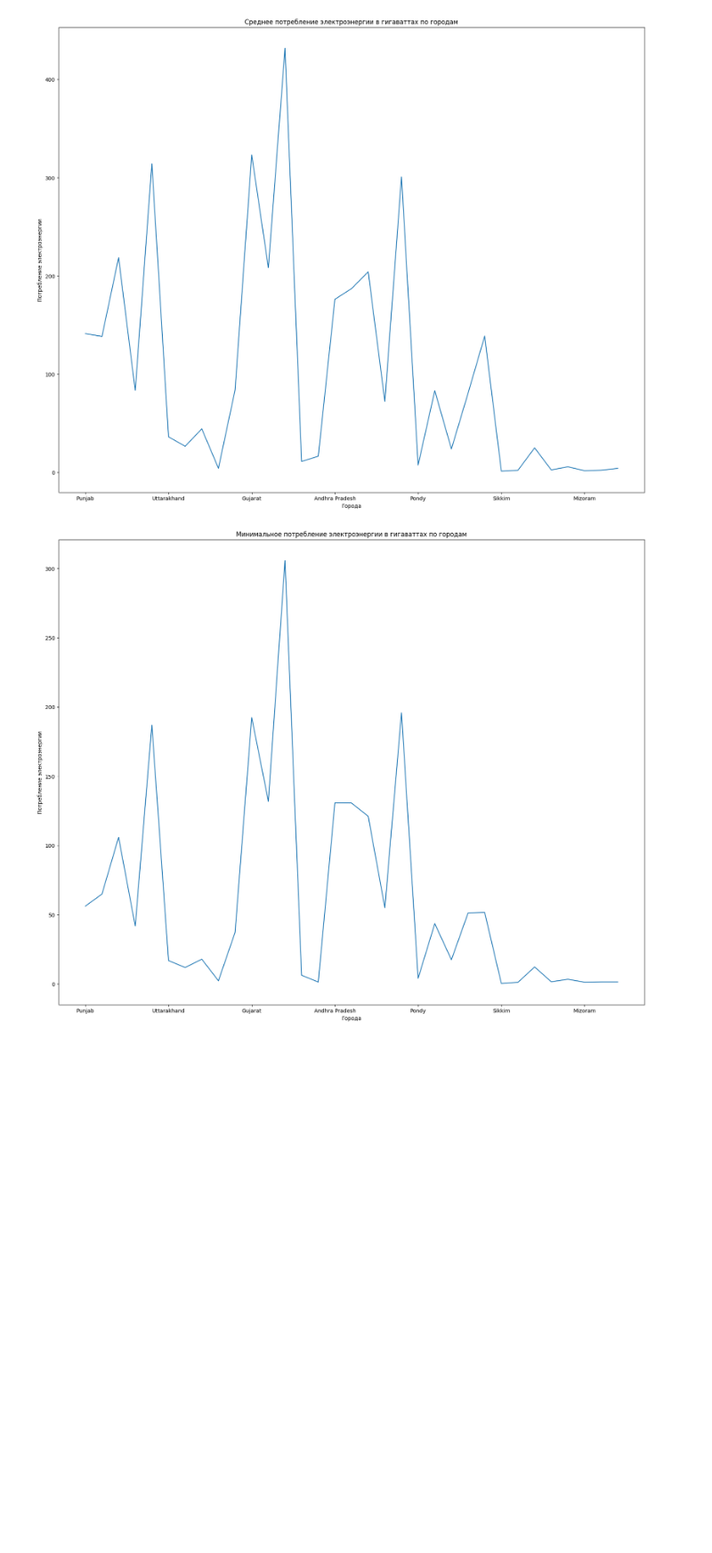
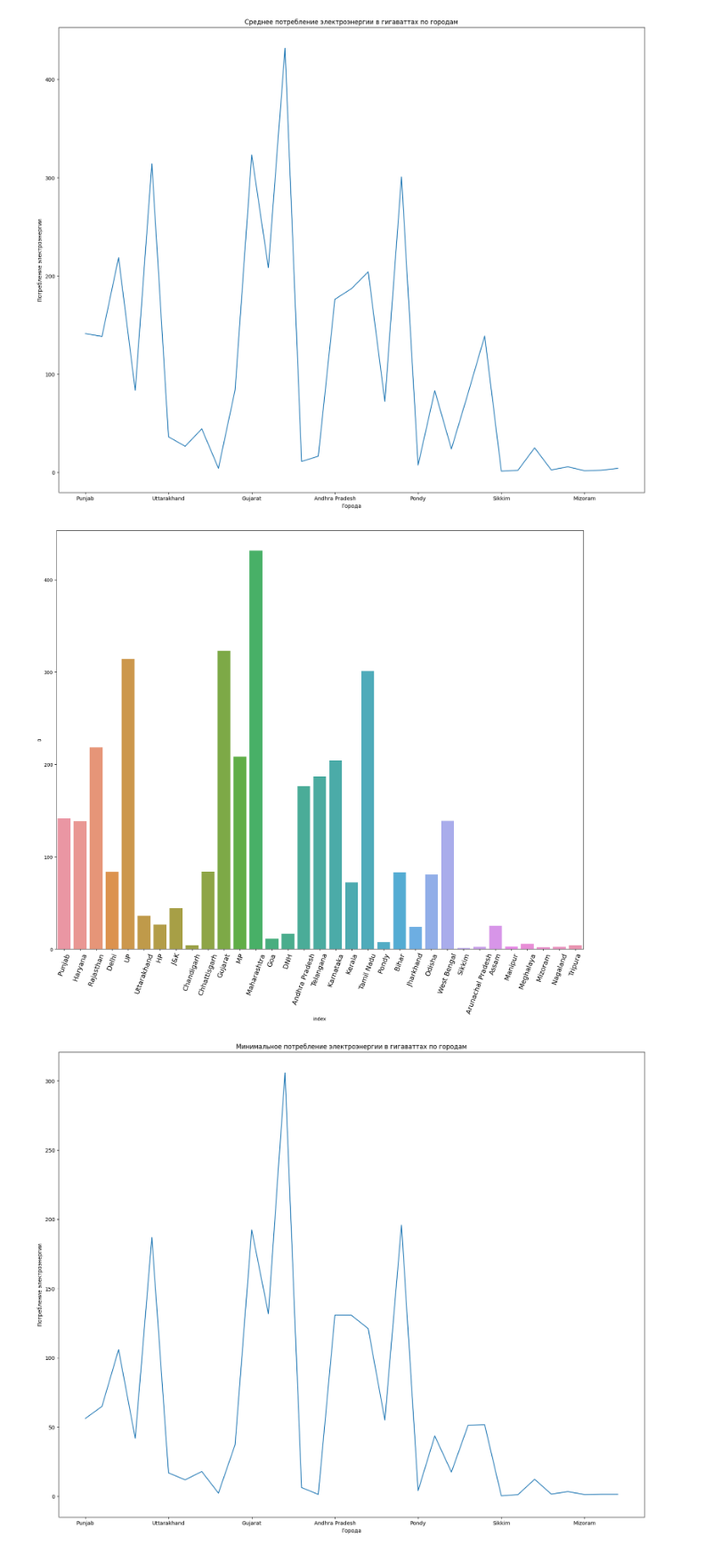
Before and after one commit to SotGE/innopolis2023, a Jupyter notebook: certification1/certification1.ipynb, the cells around one changed output. Shown at 89% size. Cells and saved outputs as stored; diff of their text form; code cells hidden in the pictures; blank space fills up the shorter version.

```diff
--- a/certification1/certification1.ipynb
+++ b/certification1/certification1.ipynb
@@ -15,8 +15,10 @@ import psycopg2
 # %%
 # Data Frame (загрузка CSV файла с данными разделенными запятой)
 # Загрузка файла из Git репозитория в Pandas
-dataset = pd.read_csv('https://raw.githubusercontent.com/SotGE/innopolis2023/main/certification1/dataset_tk.csv', sep=',')
+df = pd.read_csv('https://raw.githubusercontent.com/SotGE/innopolis2023/main/certification1/dataset_tk.csv', sep=',')
 # sns.load_dataset('titanic')
+
+dataset = df.copy()
 
 # Просмотр типов данных в датасете
 dataset.info()
@@ -313,6 +315,19 @@ plt.title('Среднее потребление электроэнергии в
 plt.show()
 # %% [output]
 [figure]
+# %%
+# Среднее потребление электроэнергии в гигаваттах по городам
+dataset_power_mean = dataset.copy().mean().reset_index()
+plt.figure(figsize=(20,16))
+sns.barplot(
+  data = dataset_power_mean,
+  x = "index",
+  y = 0
+)
+plt.xticks(rotation=70, fontweight='light', fontsize='x-large')
+plt.show()
+# %% [output]
+[figure, added]
 # %%
 # Минимальное потребление электроэнергии в гигаваттах по городам
 power_min = dataset.copy().min()
```
Also changed, not shown: parts of 9 cells of this notebook.
